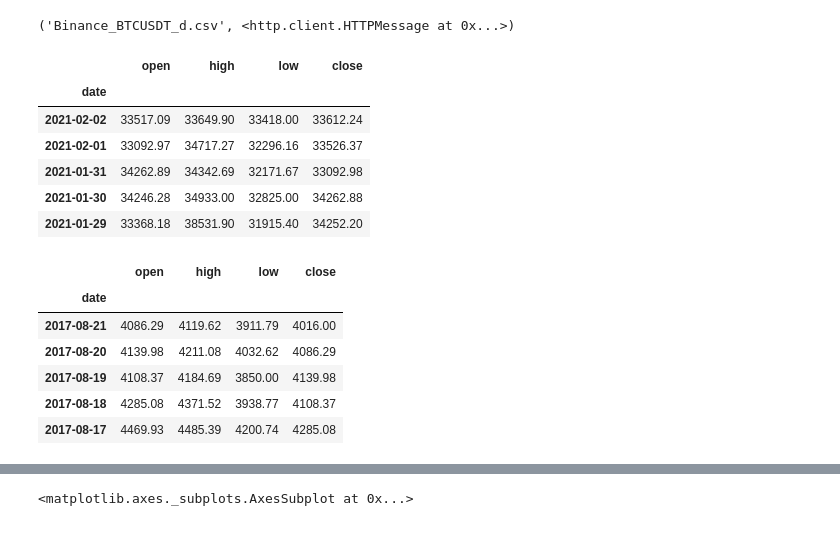
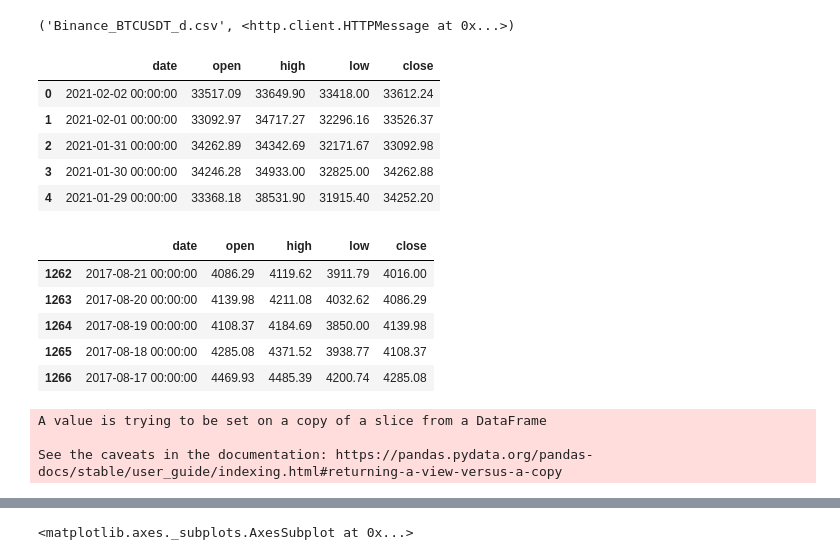
Before and after one commit to Abhijith-Bhuvan/ML-Bitcoin-price-predict-using-news, a Jupyter notebook: Bitcoin news.ipynb, the cells around one changed output, grey strips where cells are left out. Drawn from its saved outputs; the diff is of its cells as text; code cells hidden in the pictures.

Commit message:
Got first news data

```diff
--- a/Bitcoin news.ipynb
+++ b/Bitcoin news.ipynb
@@ -10,21 +46,26 @@ import pandas as pd
 # %%
-data = pd.read_csv('Binance_BTCUSDT_d.csv',skiprows=1,index_col='date',parse_dates=True,usecols=['date','open','close','high','low'])
+data = pd.read_csv('Binance_BTCUSDT_d.csv',skiprows=1,parse_dates=False,usecols=['date','open','close','high','low'])
 data.head()
 # %% [output]
-|  | open | high | low | close |
-| date |  |  |  |  |
-| 2021-02-02 | 33517.09 | 33649.90 | 33418.00 | 33612.24 |
-| 2021-02-01 | 33092.97 | 34717.27 | 32296.16 | 33526.37 |
-| 2021-01-31 | 34262.89 | 34342.69 | 32171.67 | 33092.98 |
-| 2021-01-30 | 34246.28 | 34933.00 | 32825.00 | 34262.88 |
-| 2021-01-29 | 33368.18 | 38531.90 | 31915.40 | 34252.20 |
+|  | date | open | high | low | close |
+| 0 | 2021-02-02 00:00:00 | 33517.09 | 33649.90 | 33418.00 | 33612.24 |
+| 1 | 2021-02-01 00:00:00 | 33092.97 | 34717.27 | 32296.16 | 33526.37 |
+| 2 | 2021-01-31 00:00:00 | 34262.89 | 34342.69 | 32171.67 | 33092.98 |
+| 3 | 2021-01-30 00:00:00 | 34246.28 | 34933.00 | 32825.00 | 34262.88 |
+| 4 | 2021-01-29 00:00:00 | 33368.18 | 38531.90 | 31915.40 | 34252.20 |
 # %%
 data.tail()
 # %% [output]
-|  | open | high | low | close |
-| date |  |  |  |  |
-| 2017-08-21 | 4086.29 | 4119.62 | 3911.79 | 4016.00 |
-| 2017-08-20 | 4139.98 | 4211.08 | 4032.62 | 4086.29 |
-| 2017-08-19 | 4108.37 | 4184.69 | 3850.00 | 4139.98 |
-| 2017-08-18 | 4285.08 | 4371.52 | 3938.77 | 4108.37 |
-| 2017-08-17 | 4469.93 | 4485.39 | 4200.74 | 4285.08 |
+|  | date | open | high | low | close |
+| 1262 | 2017-08-21 00:00:00 | 4086.29 | 4119.62 | 3911.79 | 4016.00 |
+| 1263 | 2017-08-20 00:00:00 | 4139.98 | 4211.08 | 4032.62 | 4086.29 |
+| 1264 | 2017-08-19 00:00:00 | 4108.37 | 4184.69 | 3850.00 | 4139.98 |
+| 1265 | 2017-08-18 00:00:00 | 4285.08 | 4371.52 | 3938.77 | 4108.37 |
+| 1266 | 2017-08-17 00:00:00 | 4469.93 | 4485.39 | 4200.74 | 4285.08 |
+# %%
+for i in range(1143,1267):
+  data['date'][i]  = data['date'][i]  + ' 00:00:00'
+# %% [output]
+A value is trying to be set on a copy of a slice from a DataFrame
+
+See the caveats in the documentation: https://pandas.pydata.org/pandas-docs/stable/user_guide/indexing.html#returning-a-view-versus-a-copy
```
Also changed, not shown: parts of 23 cells of this notebook.
